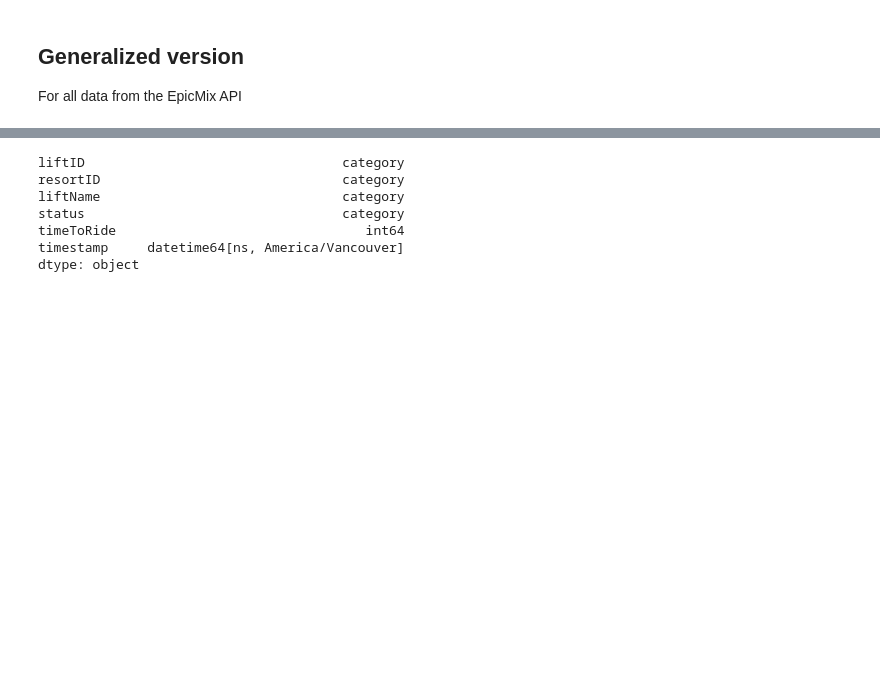
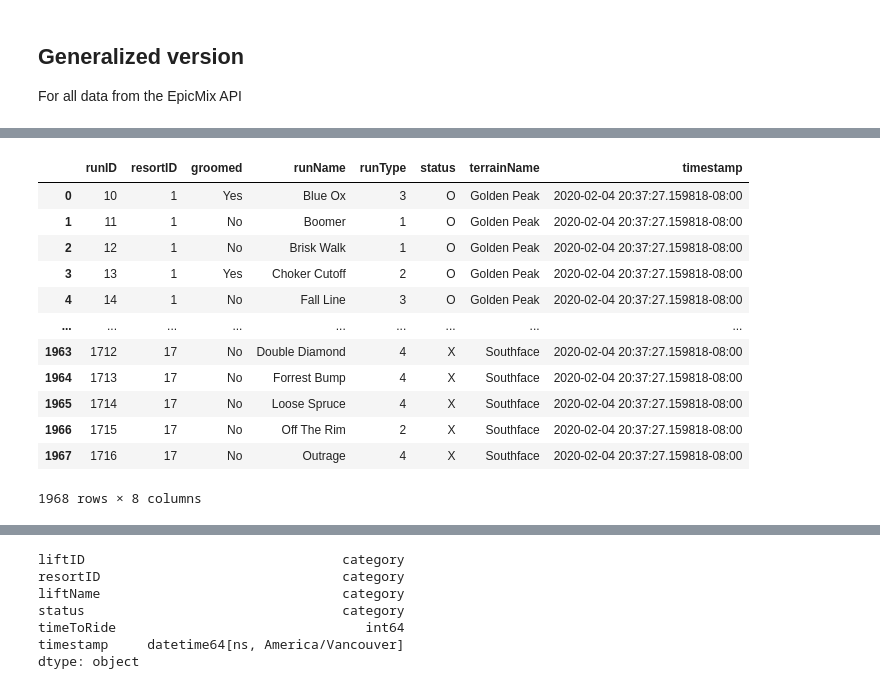
Before and after one commit to Pall-v/snowbot, a Jupyter notebook: notebooks/2.0-pv-process-json.ipynb, the cells around one changed output, grey strips where cells are left out. Drawn from its saved outputs; the diff is of its cells as text; code cells hidden in the pictures; blank space fills up the shorter version.

```diff
--- a/notebooks/2.0-pv-process-json.ipynb
+++ b/notebooks/2.0-pv-process-json.ipynb
@@ -490,0 +587,8 @@ KeyError: 'Only a column name can be used for the key in a dtype mappings argume
+# %%
+test_terrain = pd.json_normalize(
+    data=terrain_prior_json,
+    record_path=['terrain'],
+    meta='timestamp'
+)
+
+test_terrain.dtypes
@@ -490,0 +605,16 @@ KeyError: 'Only a column name can be used for the key in a dtype mappings argume
+# %%
+test_terrain
+# %% [output]
+|  | runID | resortID | groomed | runName | runType | status | terrainName | timestamp |
+| 0 | 10 | 1 | Yes | Blue Ox | 3 | O | Golden Peak | 2020-02-04 20:37:27.159818-08:00 |
+| 1 | 11 | 1 | No | Boomer | 1 | O | Golden Peak | 2020-02-04 20:37:27.159818-08:00 |
+| 2 | 12 | 1 | No | Brisk Walk | 1 | O | Golden Peak | 2020-02-04 20:37:27.159818-08:00 |
+| 3 | 13 | 1 | Yes | Choker Cutoff | 2 | O | Golden Peak | 2020-02-04 20:37:27.159818-08:00 |
+| 4 | 14 | 1 | No | Fall Line | 3 | O | Golden Peak | 2020-02-04 20:37:27.159818-08:00 |
+| ... | ... | ... | ... | ... | ... | ... | ... | ... |
+| 1963 | 1712 | 17 | No | Double Diamond | 4 | X | Southface | 2020-02-04 20:37:27.159818-08:00 |
+| 1964 | 1713 | 17 | No | Forrest Bump | 4 | X | Southface | 2020-02-04 20:37:27.159818-08:00 |
+| 1965 | 1714 | 17 | No | Loose Spruce | 4 | X | Southface | 2020-02-04 20:37:27.159818-08:00 |
+| 1966 | 1715 | 17 | No | Off The Rim | 2 | X | Southface | 2020-02-04 20:37:27.159818-08:00 |
+| 1967 | 1716 | 17 | No | Outrage | 4 | X | Southface | 2020-02-04 20:37:27.159818-08:00 |
+1968 rows × 8 columns
```
Also changed, not shown: parts of 19 cells of this notebook, 3 other files.
